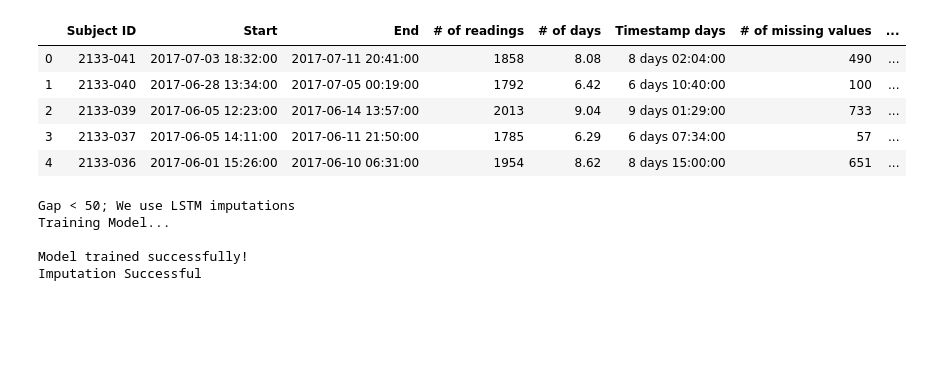
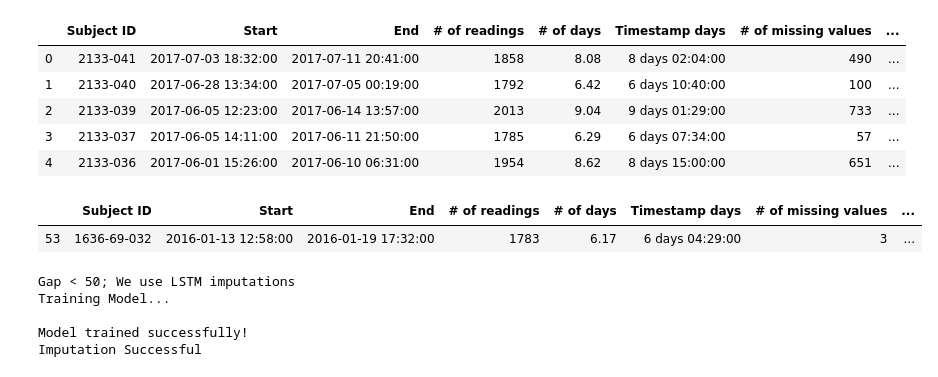
Before and after one commit to snehG0205/NCSA_genomics, a Jupyter notebook: Python Files/Plots for Paper.ipynb, the cells around one changed output. Drawn from its saved outputs; the diff is of its cells as text; code cells hidden in the pictures; blank space fills up the shorter version.

```diff
--- a/Python Files/Plots for Paper.ipynb
+++ b/Python Files/Plots for Paper.ipynb
@@ -29,6 +29,11 @@ QC_table.head()
 | 2 | 2133-039 | 2017-06-05 12:23:00 | 2017-06-14 13:57:00 | 2013 | 9.04 | 9 days 01:29:00 | 733 | ... |
 | 3 | 2133-037 | 2017-06-05 14:11:00 | 2017-06-11 21:50:00 | 1785 | 6.29 | 6 days 07:34:00 | 57 | ... |
 | 4 | 2133-036 | 2017-06-01 15:26:00 | 2017-06-10 06:31:00 | 1954 | 8.62 | 8 days 15:00:00 | 651 | ... |
+# %%
+QC_table[QC_table['Subject ID']=='1636-69-032']
+# %% [output]
+|  | Subject ID | Start | End | # of readings | # of days | Timestamp days | # of missing values | ... |
+| 53 | 1636-69-032 | 2016-01-13 12:58:00 | 2016-01-19 17:32:00 | 1783 | 6.17 | 6 days 04:29:00 | 3 | ... |
 # %%
 # LSTM Imputation
 dataWithMissing = pd.read_csv('~/Desktop/NCSA_genomics/Python Files/Files/testfile_LSTM.csv')
```
Also changed, not shown: 10 other files.
